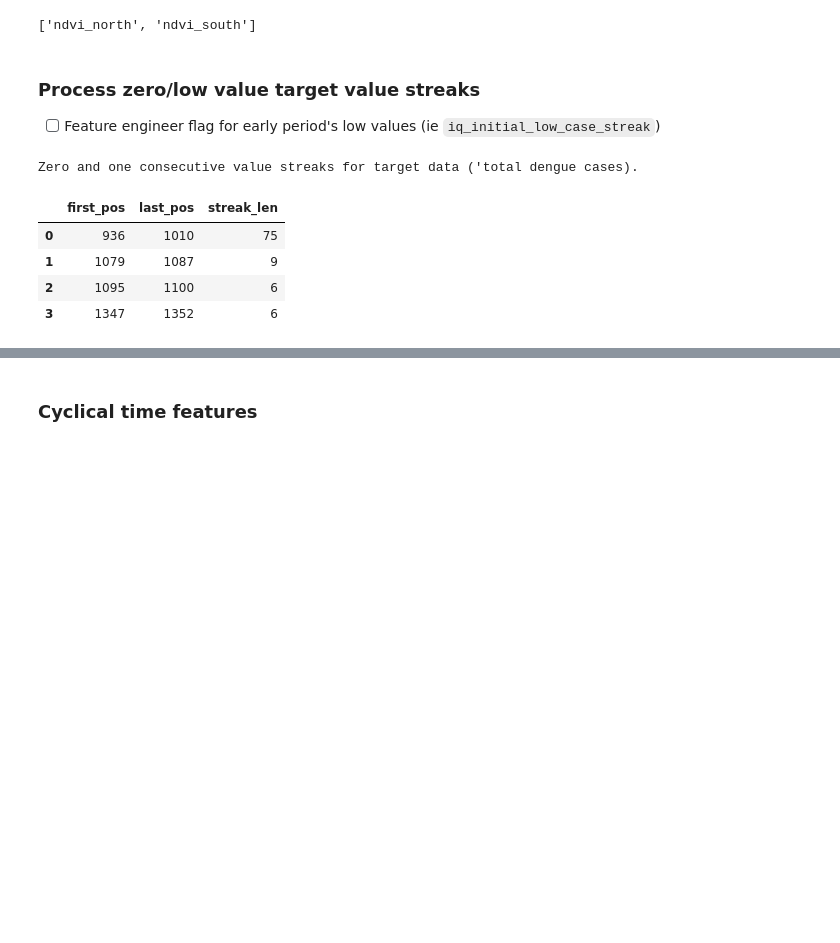
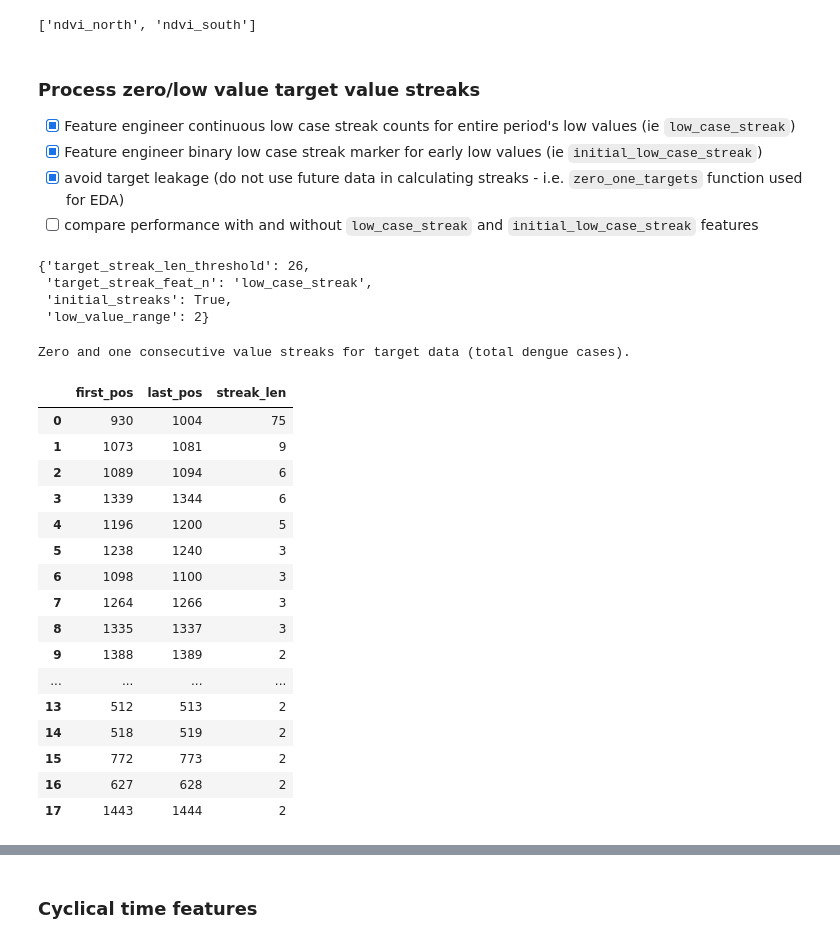
Before and after one commit to ButrosV/dengue-transfer-learn, a Jupyter notebook: notebooks/03_feature_eng_dengue.ipynb, the cells around one changed output, grey strips where cells are left out. Saved outputs shown, nothing was run; the diff lists cells and outputs as text; code cells hidden in the pictures; blank space fills up the shorter version.

Commit message:
added low value streak feature engineering finctionality

```diff
--- a/notebooks/03_feature_eng_dengue.ipynb
+++ b/notebooks/03_feature_eng_dengue.ipynb
@@ -270,16 +273,39 @@ df_train_eng = reduce_features(df_train_eng)
 ['ndvi_north', 'ndvi_south']
 # %% [markdown]
 ### Process zero/low value target value streaks
-- [ ] Feature engineer flag for early period's low values (ie `iq_initial_low_case_streak`)
+- [X] Feature engineer continuous low case streak counts for entire period's low values (ie `low_case_streak`)
+- [X] Feature engineer binary low case streak marker for early low values (ie `initial_low_case_streak`)
+- [X] avoid target leakage (do not use future data in calculating streaks - i.e. `zero_one_targets` function used for EDA)
+- [ ] compare performance with and without `low_case_streak` and `initial_low_case_streak` features
+# %%
+low_val_feats = cnfg.preprocess.low_value_streak_features
+low_val_feats
+# %% [output]
+{'target_streak_len_threshold': 26,
+ 'target_streak_feat_n': 'low_case_streak',
+ 'initial_streaks': True,
+ 'low_value_range': 2}
 # %%
-zero_one_targets = value_streaks(data=df_labels_raw, column=TARGET, value=range(2),
-                             run_threshold=5)
-print("Zero and one consecutive value streaks for target data ('total dengue cases).")
+zero_one_targets = value_streaks(data=df_labels_clean, column=TARGET, value=range(2),
+                             run_threshold=1)
+print("Zero and one consecutive value streaks for target data (total dengue cases).")
 zero_one_targets
 # %% [output]
-Zero and one consecutive value streaks for target data ('total dengue cases).
+Zero and one consecutive value streaks for target data (total dengue cases).
 |  | first_pos | last_pos | streak_len |
-| 0 | 936 | 1010 | 75 |
-| 1 | 1079 | 1087 | 9 |
-| 2 | 1095 | 1100 | 6 |
-| 3 | 1347 | 1352 | 6 |
+| 0 | 930 | 1004 | 75 |
+| 1 | 1073 | 1081 | 9 |
+| 2 | 1089 | 1094 | 6 |
+| 3 | 1339 | 1344 | 6 |
+| 4 | 1196 | 1200 | 5 |
+| 5 | 1238 | 1240 | 3 |
+| 6 | 1098 | 1100 | 3 |
+| 7 | 1264 | 1266 | 3 |
+| 8 | 1335 | 1337 | 3 |
+| 9 | 1388 | 1389 | 2 |
+| ... | ... | ... | ... |
+| 13 | 512 | 513 | 2 |
+| 14 | 518 | 519 | 2 |
+| 15 | 772 | 773 | 2 |
+| 16 | 627 | 628 | 2 |
+| 17 | 1443 | 1444 | 2 |
```
Also changed, not shown: parts of 12 cells of this notebook, 3 other files.
